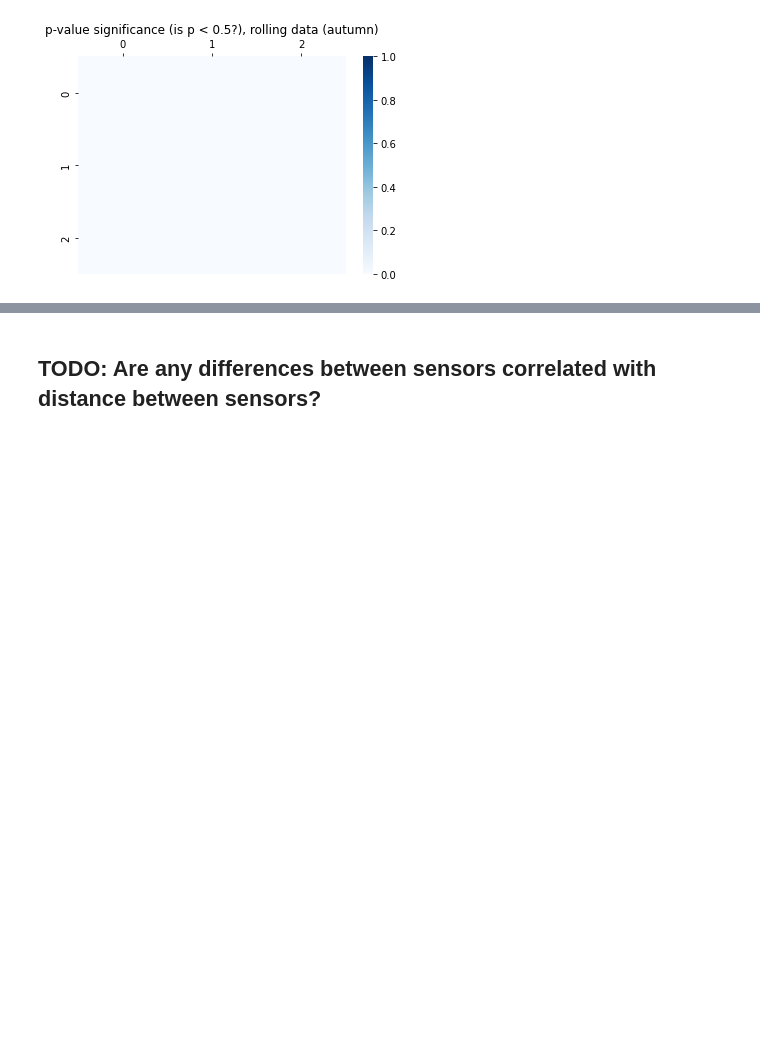
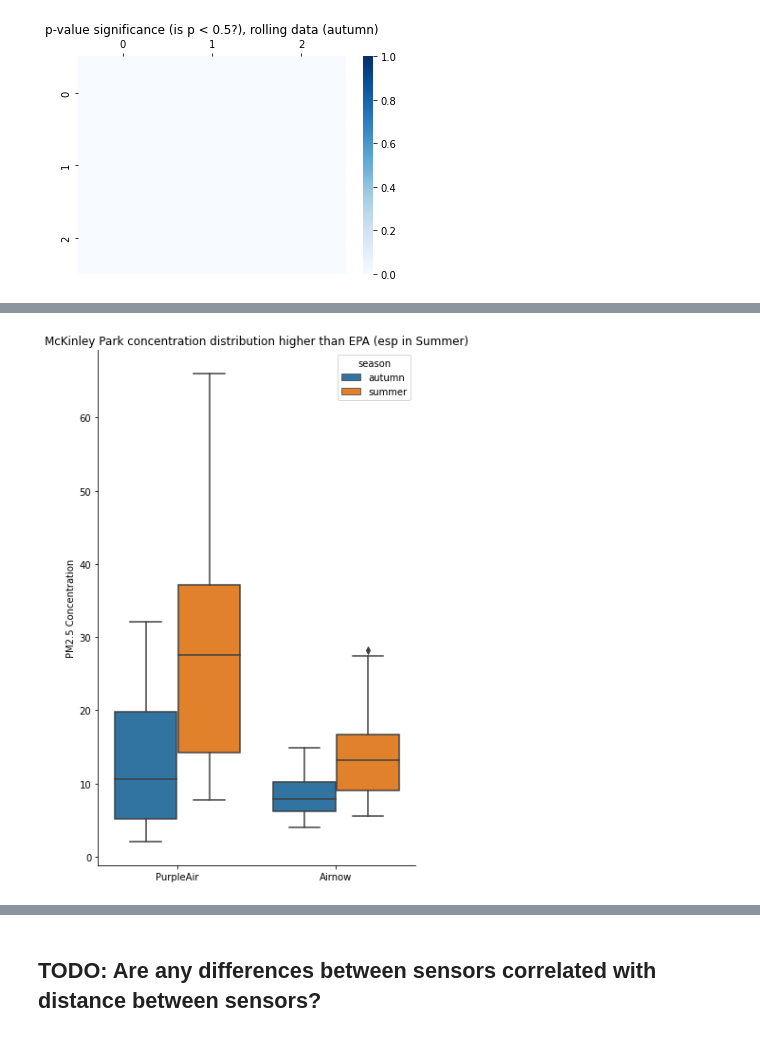
Before and after one commit to code-312/Air-Quality, a Jupyter notebook: notebooks/compare_airnow_and_purpleair.ipynb, the cells around one changed output, grey strips where cells are left out. Saved outputs shown, nothing was run; the diff lists cells and outputs as text; code cells hidden in the pictures; blank space fills up the shorter version.

```diff
--- a/notebooks/compare_airnow_and_purpleair.ipynb
+++ b/notebooks/compare_airnow_and_purpleair.ipynb
@@ -444,0 +491,18 @@ for i, season in enumerate(SEASONS):
+# %%
+daily_df_melt = daily_df[['MonthDay','season_pa','concentration_pa','concentration_an']].melt(id_vars=['MonthDay','season_pa'])
+daily_df_melt.columns = ['MonthDay','season','type','concentration']
+# %%
+fig, ax = plt.subplots(figsize=(6,10))
+sns.boxplot(x='type', y='concentration', data=daily_df_melt, hue='season', ax=ax)
+
+ax.set_xticklabels(['PurpleAir','Airnow'])
+
+ax.spines['top'].set_visible(False)
+ax.spines['right'].set_visible(False)
+
+ax.set_xlabel(None)
+ax.set_ylabel('PM2.5 Concentration')
+ax.set_title('McKinley Park concentration distribution higher than EPA (esp in Summer)')
+plt.savefig('figures/mckinley_epa_pm25_seasonal_dist.png');
+# %% [output]
+[figure, added]
```
Also changed, not shown: parts of 23 cells of this notebook, 4 other files.
